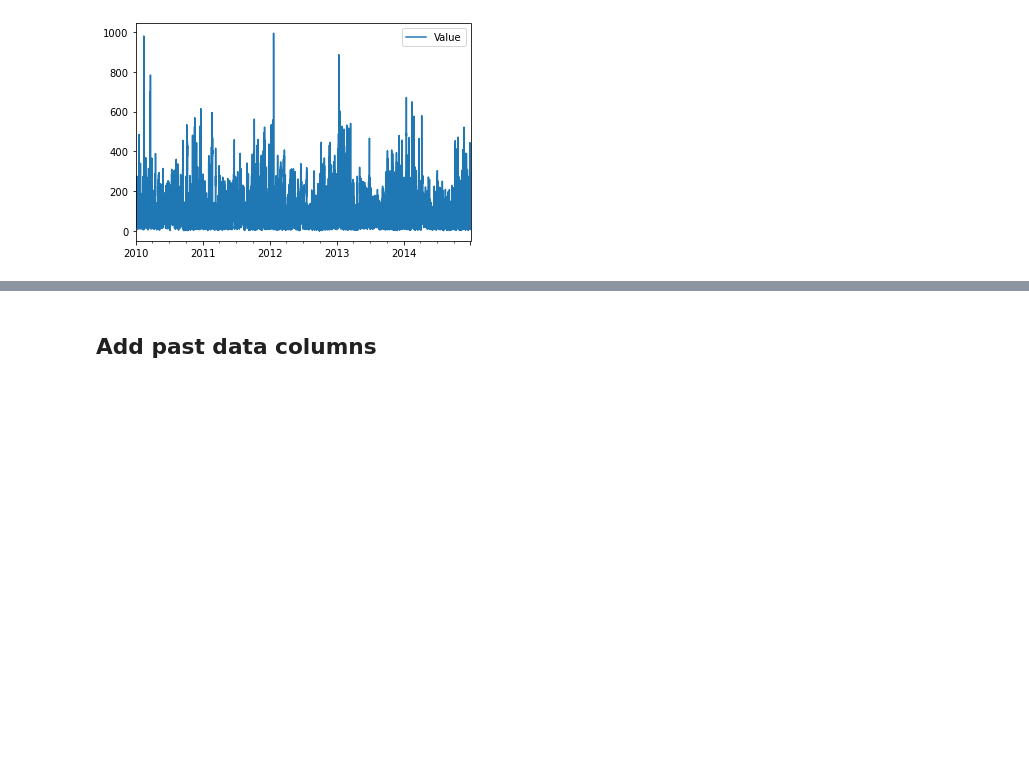
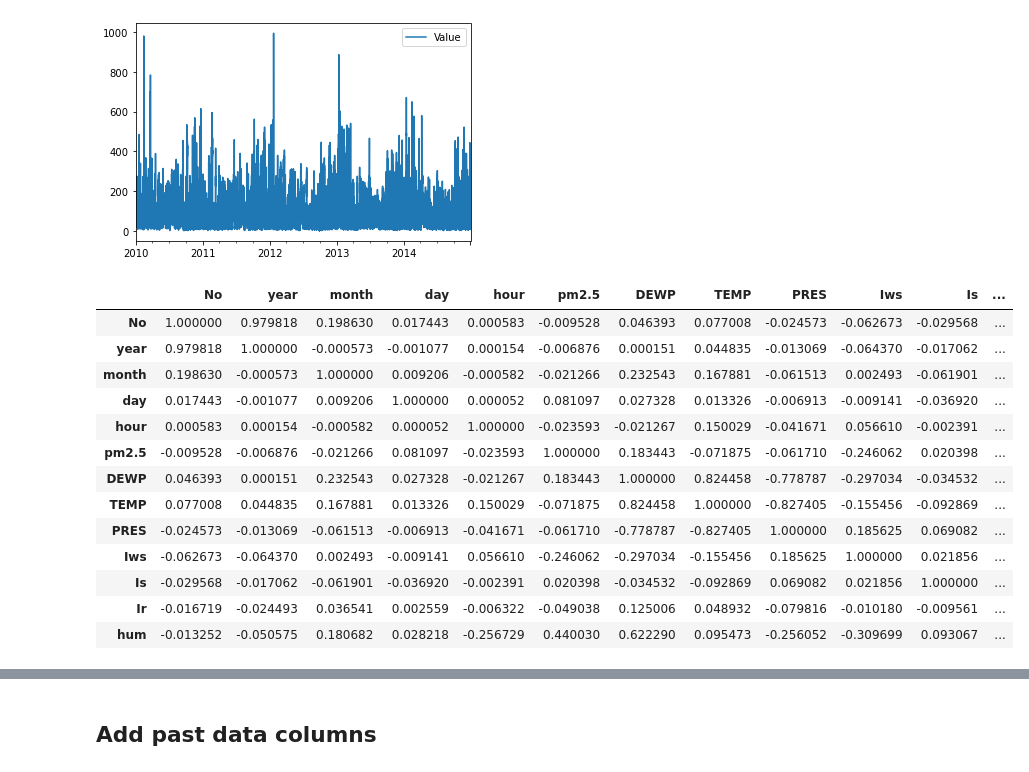
Before and after one commit to tuanio/pollution_prediction, a Jupyter notebook: code.ipynb, the cells around one changed output, grey strips where cells are left out. Cells and saved outputs as stored; diff of their text form; code cells hidden in the pictures; blank space fills up the shorter version.

```diff
--- a/code.ipynb
+++ b/code.ipynb
@@ -90,3 +90,20 @@ plt.show()
 [figure]
 # %%
 df = df[df['pm2.5'] <= 600]
+# %%
+df.corr()
+# %% [output]
+|  | No | year | month | day | hour | pm2.5 | DEWP | TEMP | PRES | Iws | Is | ... |
+| No | 1.000000 | 0.979818 | 0.198630 | 0.017443 | 0.000583 | -0.009528 | 0.046393 | 0.077008 | -0.024573 | -0.062673 | -0.029568 | ... |
+| year | 0.979818 | 1.000000 | -0.000573 | -0.001077 | 0.000154 | -0.006876 | 0.000151 | 0.044835 | -0.013069 | -0.064370 | -0.017062 | ... |
+| month | 0.198630 | -0.000573 | 1.000000 | 0.009206 | -0.000582 | -0.021266 | 0.232543 | 0.167881 | -0.061513 | 0.002493 | -0.061901 | ... |
+| day | 0.017443 | -0.001077 | 0.009206 | 1.000000 | 0.000052 | 0.081097 | 0.027328 | 0.013326 | -0.006913 | -0.009141 | -0.036920 | ... |
+| hour | 0.000583 | 0.000154 | -0.000582 | 0.000052 | 1.000000 | -0.023593 | -0.021267 | 0.150029 | -0.041671 | 0.056610 | -0.002391 | ... |
+| pm2.5 | -0.009528 | -0.006876 | -0.021266 | 0.081097 | -0.023593 | 1.000000 | 0.183443 | -0.071875 | -0.061710 | -0.246062 | 0.020398 | ... |
+| DEWP | 0.046393 | 0.000151 | 0.232543 | 0.027328 | -0.021267 | 0.183443 | 1.000000 | 0.824458 | -0.778787 | -0.297034 | -0.034532 | ... |
+| TEMP | 0.077008 | 0.044835 | 0.167881 | 0.013326 | 0.150029 | -0.071875 | 0.824458 | 1.000000 | -0.827405 | -0.155456 | -0.092869 | ... |
+| PRES | -0.024573 | -0.013069 | -0.061513 | -0.006913 | -0.041671 | -0.061710 | -0.778787 | -0.827405 | 1.000000 | 0.185625 | 0.069082 | ... |
+| Iws | -0.062673 | -0.064370 | 0.002493 | -0.009141 | 0.056610 | -0.246062 | -0.297034 | -0.155456 | 0.185625 | 1.000000 | 0.021856 | ... |
+| Is | -0.029568 | -0.017062 | -0.061901 | -0.036920 | -0.002391 | 0.020398 | -0.034532 | -0.092869 | 0.069082 | 0.021856 | 1.000000 | ... |
+| Ir | -0.016719 | -0.024493 | 0.036541 | 0.002559 | -0.006322 | -0.049038 | 0.125006 | 0.048932 | -0.079816 | -0.010180 | -0.009561 | ... |
+| hum | -0.013252 | -0.050575 | 0.180682 | 0.028218 | -0.256729 | 0.440030 | 0.622290 | 0.095473 | -0.256052 | -0.309699 | 0.093067 | ... |
```
Also changed, not shown: parts of 20 cells of this notebook.
